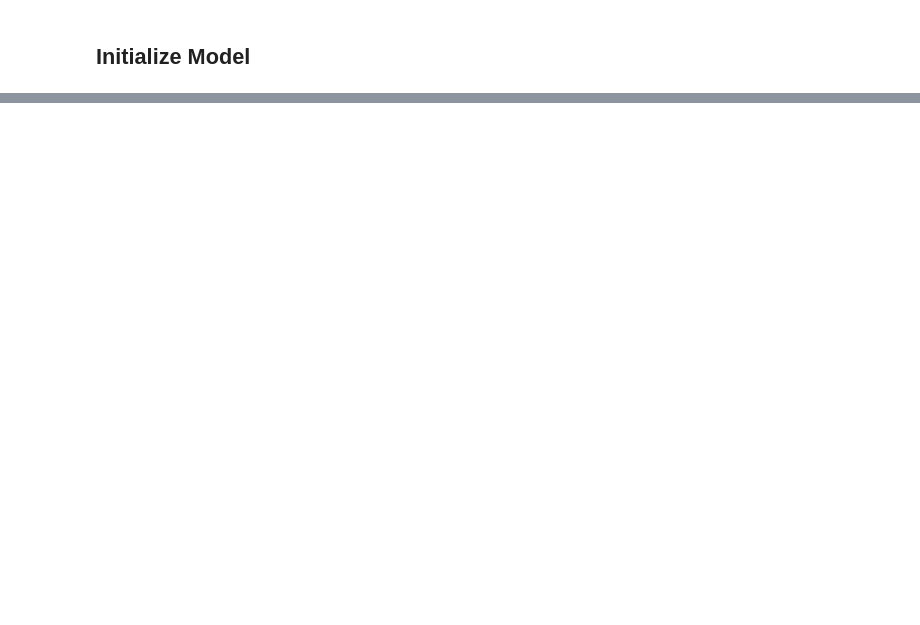
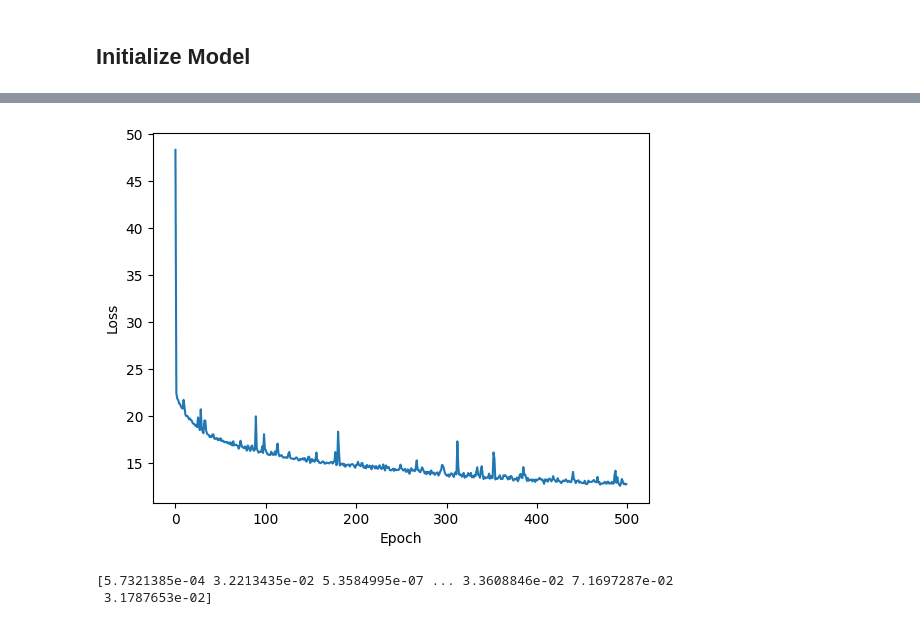
Before and after one commit to mkeohane01/kaggle_classical_music, a Jupyter notebook: notebooks/visualize_data.ipynb, the cells around one changed output, grey strips where cells are left out. Drawn from its saved outputs; the diff is of its cells as text; code cells hidden in the pictures; blank space fills up the shorter version.

```diff
--- a/notebooks/visualize_data.ipynb
+++ b/notebooks/visualize_data.ipynb
@@ -71,0 +300,5 @@ Name: label, dtype: int64
+# %%
+# Normalize the input data
+scaler = StandardScaler()
+X_train = scaler.fit_transform(train_x)
+X_test = scaler.transform(test_data.drop(['account.id'], axis=1))
@@ -71,0 +325,23 @@ Name: label, dtype: int64
+# %%
+# define the network
+class Net(nn.Module):
+    def __init__(self):
+        super().__init__()
+        self.hidden1 = nn.Linear(8, 64)
+        self.hidden2 = nn.Linear(64, 32)
+        self.out = nn.Linear(32, 1)
+
+    def forward(self, x):
+        x = F.relu(self.hidden1(x))
+        x = F.relu(self.hidden2(x))
+        x = torch.sigmoid(self.out(x))
+        return x
+
+nnet = Net()
+# %%
+# Define the cost / loss function
+# binary cross entropy loss
+criterion = nn.BCELoss()
+# Define the method of updating the weights each iteration using ATOM optimizer
+optimizer = optim.Adam(nnet.parameters(), lr=0.001)
+# optimizer = optim.SGD(nnet.parameters(), lr=0.001, momentum=0.9)
@@ -71,0 +380,36 @@ Name: label, dtype: int64
+# %%
+
+# Set device
+# device = torch.device("cuda" if torch.cuda.is_available() else "cpu")
+# print(device)
+device = torch.device("cpu")
+# Number of iterations (epochs) to train
+n_iter = 500
+
+cost_path = train_model(nnet,criterion,optimizer,trainloader,n_iter,device)
+
+plt.plot(cost_path)
+plt.xlabel('Epoch')
+plt.ylabel('Loss')
+plt.show()
+# %% [output]
+[figure, added]
+# %%
+# generate predictions using test data
+def predict(model,testloader,device):
+    model.eval() # Set the model to evaluation mode
+    predictions = []
+    for i, data in enumerate(testloader):
+        inputs = data[0].to(device)
+        outputs = model.forward(inputs)
+        predictions.append(outputs.detach().numpy())
+    return np.concatenate(predictions)
+
+# predict on the test data
+y_pred = predict(nnet,testloader,device)
+print(y_pred.flatten())
+preds = pd.DataFrame({'ID': test_data['account.id'], 'Predicted': y_pred.flatten()})
+preds.to_csv(data_folder + 'preds.csv', index=False)
+# %% [output]
+[5.7321385e-04 3.2213435e-02 5.3584995e-07 ... 3.3608846e-02 7.1697287e-02
+ 3.1787653e-02]
```
Also changed, not shown: parts of 20 cells of this notebook, 3 other files.
